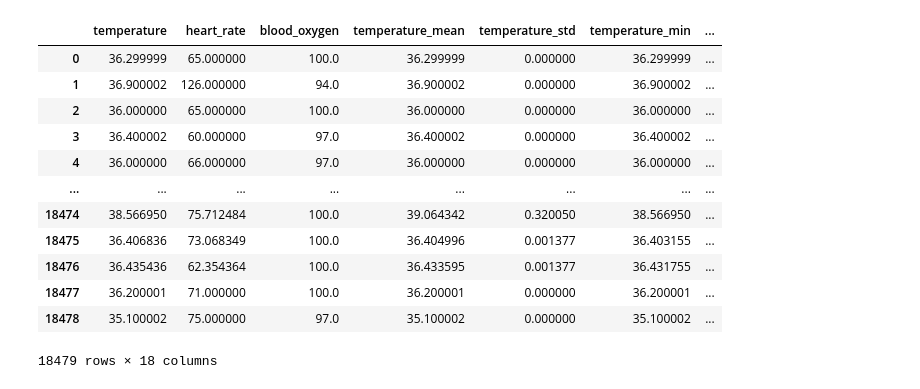
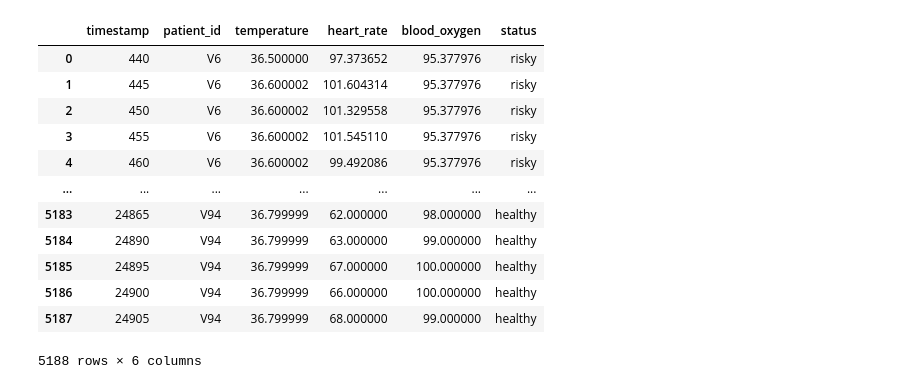
Before and after one commit to HadiGhavi/Keeping-Elderly-People-at-Home-IOT-project, a Jupyter notebook: ClassificationAlgorithm/test.ipynb, the cells around one changed output. Drawn from its saved outputs; the diff is of its cells as text; code cells hidden in the pictures.

```diff
--- a/ClassificationAlgorithm/test.ipynb
+++ b/ClassificationAlgorithm/test.ipynb
@@ -1,18 +1,18 @@
 # %%
 import pandas as pd
-df = pd.read_csv('X_train.csv')
+df = pd.read_csv('time_series_health_data.csv')
 df
 # %% [output]
-|  | temperature | heart_rate | blood_oxygen | temperature_mean | temperature_std | temperature_min | ... |
-| 0 | 36.299999 | 65.000000 | 100.0 | 36.299999 | 0.000000 | 36.299999 | ... |
-| 1 | 36.900002 | 126.000000 | 94.0 | 36.900002 | 0.000000 | 36.900002 | ... |
-| 2 | 36.000000 | 65.000000 | 100.0 | 36.000000 | 0.000000 | 36.000000 | ... |
-| 3 | 36.400002 | 60.000000 | 97.0 | 36.400002 | 0.000000 | 36.400002 | ... |
-| 4 | 36.000000 | 66.000000 | 97.0 | 36.000000 | 0.000000 | 36.000000 | ... |
-| ... | ... | ... | ... | ... | ... | ... | ... |
-| 18474 | 38.566950 | 75.712484 | 100.0 | 39.064342 | 0.320050 | 38.566950 | ... |
-| 18475 | 36.406836 | 73.068349 | 100.0 | 36.404996 | 0.001377 | 36.403155 | ... |
-| 18476 | 36.435436 | 62.354364 | 100.0 | 36.433595 | 0.001377 | 36.431755 | ... |
-| 18477 | 36.200001 | 71.000000 | 100.0 | 36.200001 | 0.000000 | 36.200001 | ... |
-| 18478 | 35.100002 | 75.000000 | 97.0 | 35.100002 | 0.000000 | 35.100002 | ... |
+|  | timestamp | patient_id | temperature | heart_rate | blood_oxygen | status |
+| 0 | 440 | V6 | 36.500000 | 97.373652 | 95.377976 | risky |
+| 1 | 445 | V6 | 36.600002 | 101.604314 | 95.377976 | risky |
+| 2 | 450 | V6 | 36.600002 | 101.329558 | 95.377976 | risky |
+| 3 | 455 | V6 | 36.600002 | 101.545110 | 95.377976 | risky |
+| 4 | 460 | V6 | 36.600002 | 99.492086 | 95.377976 | risky |
+| ... | ... | ... | ... | ... | ... | ... |
+| 5183 | 24865 | V94 | 36.799999 | 62.000000 | 98.000000 | healthy |
+| 5184 | 24890 | V94 | 36.799999 | 63.000000 | 99.000000 | healthy |
+| 5185 | 24895 | V94 | 36.799999 | 67.000000 | 100.000000 | healthy |
+| 5186 | 24900 | V94 | 36.799999 | 66.000000 | 100.000000 | healthy |
+| 5187 | 24905 | V94 | 36.799999 | 68.000000 | 99.000000 | healthy |
-18479 rows × 18 columns
+5188 rows × 6 columns
```
Also changed, not shown: parts of 2 cells of this notebook, 9 other files.
